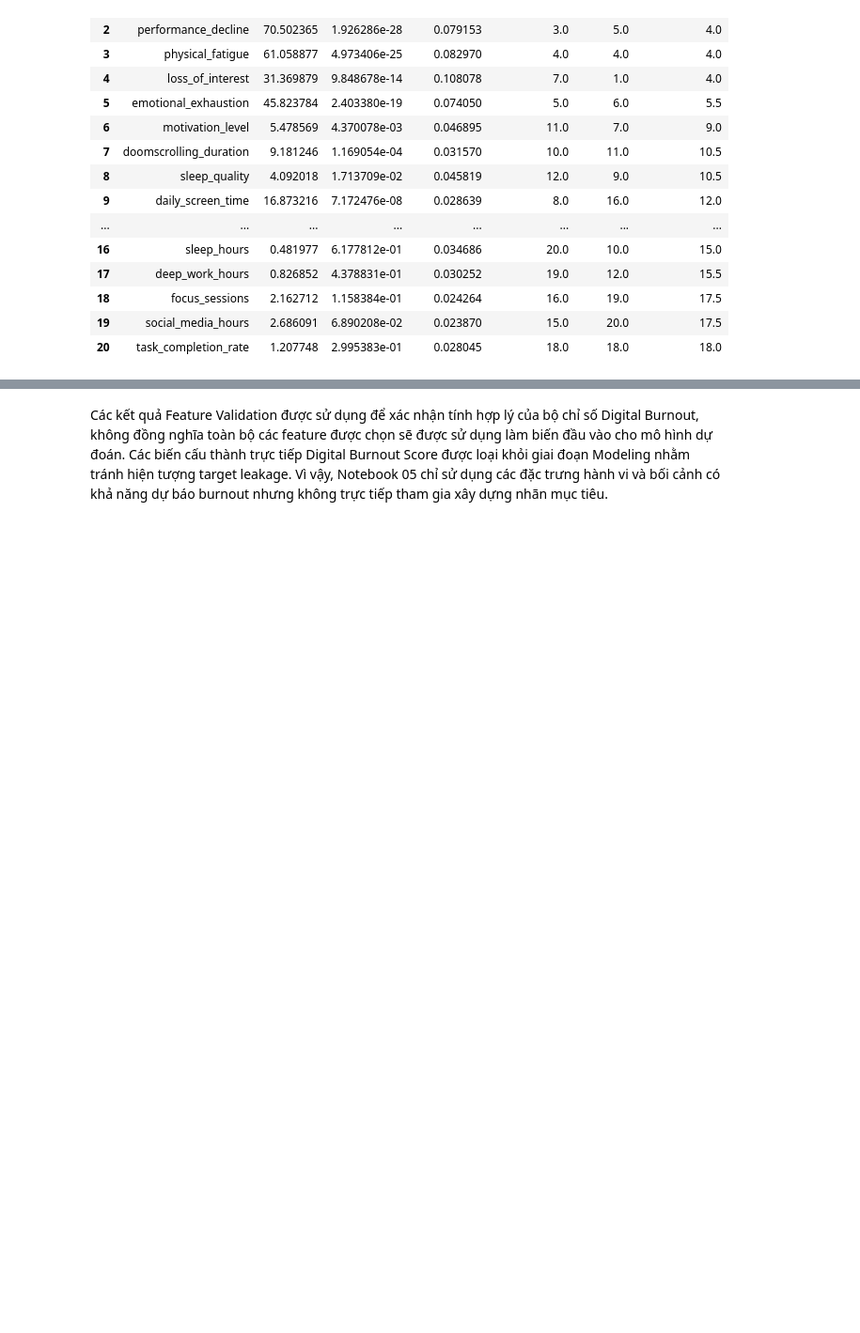
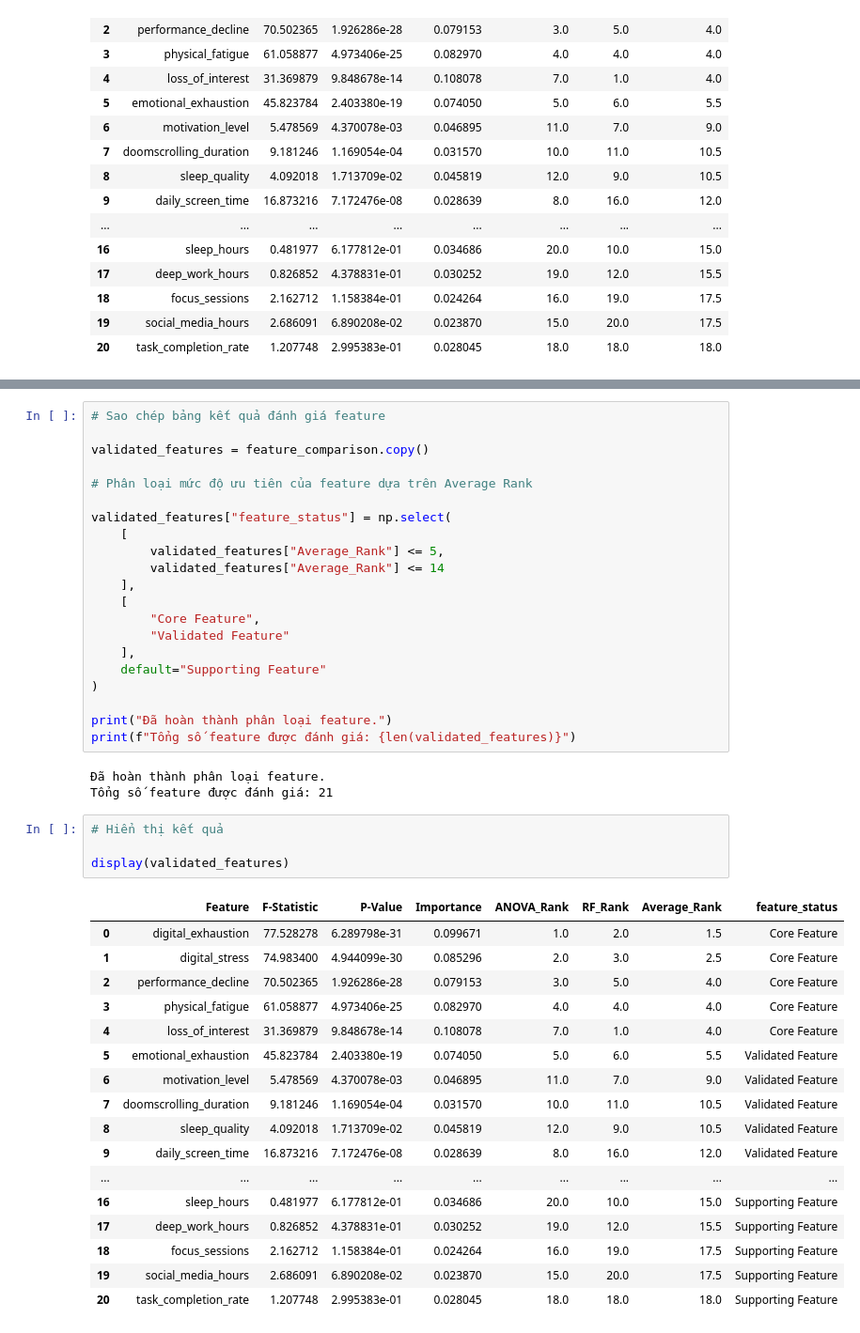
Before and after one commit to NguynnThah/DA016, a Jupyter notebook: notebooks/vietnam_dataset/04_feature_validation.ipynb, the cells around one changed output, grey strips where cells are left out. Shown at 94% size. Cells and saved outputs as stored; diff of their text form; blank space fills up the shorter version.

```diff
--- a/notebooks/vietnam_dataset/04_feature_validation.ipynb
+++ b/notebooks/vietnam_dataset/04_feature_validation.ipynb
@@ -991,2 +903,46 @@ print("Đã lưu danh sách feature được xác thực.")
-# %% [markdown]
-Các kết quả Feature Validation được sử dụng để xác nhận tính hợp lý của bộ chỉ số Digital Burnout, không đồng nghĩa toàn bộ các feature được chọn sẽ được sử dụng làm biến đầu vào cho mô hình dự đoán. Các biến cấu thành trực tiếp Digital Burnout Score được loại khỏi giai đoạn Modeling nhằm tránh hiện tượng target leakage. Vì vậy, Notebook 05 chỉ sử dụng các đặc trưng hành vi và bối cảnh có khả năng dự báo burnout nhưng không trực tiếp tham gia xây dựng nhãn mục tiêu.
+# %%
+# Sao chép bảng kết quả đánh giá feature
+
+validated_features = feature_comparison.copy()
+
+# Phân loại mức độ ưu tiên của feature dựa trên Average Rank
+
+validated_features["feature_status"] = np.select(
+    [
+        validated_features["Average_Rank"] <= 5,
+        validated_features["Average_Rank"] <= 14
+    ],
+    [
+        "Core Feature",
+        "Validated Feature"
+    ],
+    default="Supporting Feature"
+)
+
+print("Đã hoàn thành phân loại feature.")
+print(f"Tổng số feature được đánh giá: {len(validated_features)}")
+# %% [output]
+Đã hoàn thành phân loại feature.
+Tổng số feature được đánh giá: 21
+# %%
+# Hiển thị kết quả
+
+display(validated_features)
+# %% [output]
+|  | Feature | F-Statistic | P-Value | Importance | ANOVA_Rank | RF_Rank | Average_Rank | feature_status |
+| 0 | digital_exhaustion | 77.528278 | 6.289798e-31 | 0.099671 | 1.0 | 2.0 | 1.5 | Core Feature |
+| 1 | digital_stress | 74.983400 | 4.944099e-30 | 0.085296 | 2.0 | 3.0 | 2.5 | Core Feature |
+| 2 | performance_decline | 70.502365 | 1.926286e-28 | 0.079153 | 3.0 | 5.0 | 4.0 | Core Feature |
+| 3 | physical_fatigue | 61.058877 | 4.973406e-25 | 0.082970 | 4.0 | 4.0 | 4.0 | Core Feature |
+| 4 | loss_of_interest | 31.369879 | 9.848678e-14 | 0.108078 | 7.0 | 1.0 | 4.0 | Core Feature |
+| 5 | emotional_exhaustion | 45.823784 | 2.403380e-19 | 0.074050 | 5.0 | 6.0 | 5.5 | Validated Feature |
+| 6 | motivation_level | 5.478569 | 4.370078e-03 | 0.046895 | 11.0 | 7.0 | 9.0 | Validated Feature |
+| 7 | doomscrolling_duration | 9.181246 | 1.169054e-04 | 0.031570 | 10.0 | 11.0 | 10.5 | Validated Feature |
+| 8 | sleep_quality | 4.092018 | 1.713709e-02 | 0.045819 | 12.0 | 9.0 | 10.5 | Validated Feature |
+| 9 | daily_screen_time | 16.873216 | 7.172476e-08 | 0.028639 | 8.0 | 16.0 | 12.0 | Validated Feature |
+| ... | ... | ... | ... | ... | ... | ... | ... | ... |
+| 16 | sleep_hours | 0.481977 | 6.177812e-01 | 0.034686 | 20.0 | 10.0 | 15.0 | Supporting Feature |
+| 17 | deep_work_hours | 0.826852 | 4.378831e-01 | 0.030252 | 19.0 | 12.0 | 15.5 | Supporting Feature |
+| 18 | focus_sessions | 2.162712 | 1.158384e-01 | 0.024264 | 16.0 | 19.0 | 17.5 | Supporting Feature |
+| 19 | social_media_hours | 2.686091 | 6.890208e-02 | 0.023870 | 15.0 | 20.0 | 17.5 | Supporting Feature |
+| 20 | task_completion_rate | 1.207748 | 2.995383e-01 | 0.028045 | 18.0 | 18.0 | 18.0 | Supporting Feature |
```
Also changed, not shown: parts of 4 cells of this notebook, 10 other files.
